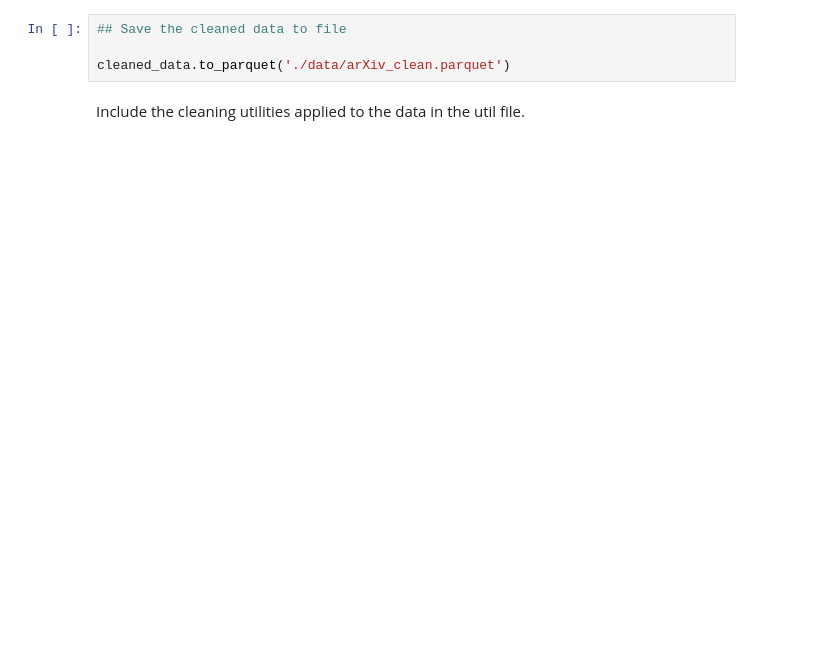
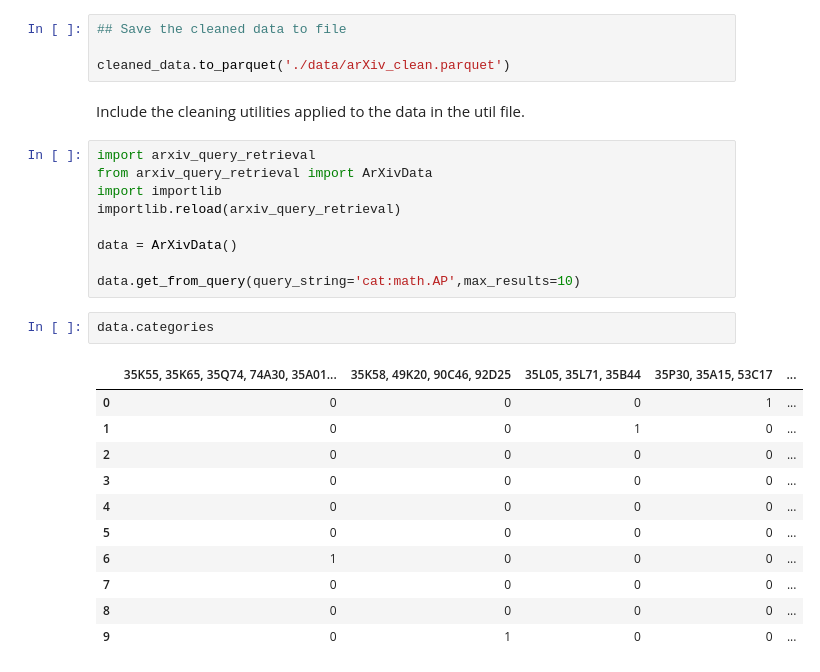
Before and after one commit to Michael-Geis/Fritz, a Jupyter notebook: cleaning-abstracts.ipynb, the cells around one changed output. Saved outputs shown, nothing was run; the diff lists cells and outputs as text; blank space fills up the shorter version.

Commit message:
wrote class for holding arxiv data

```diff
--- a/cleaning-abstracts.ipynb
+++ b/cleaning-abstracts.ipynb
@@ -845,3 +845,26 @@ cleaned_data.head()
 cleaned_data.to_parquet('./data/arXiv_clean.parquet')
 # %% [markdown]
  Include the cleaning utilities applied to the data in the util file.
+# %%
+import arxiv_query_retrieval
+from arxiv_query_retrieval import ArXivData
+import importlib
+importlib.reload(arxiv_query_retrieval)
+
+data = ArXivData()
+
+data.get_from_query(query_string='cat:math.AP',max_results=10)
+# %%
+data.categories
+# %% [output]
+|  | 35K55, 35K65, 35Q74, 74A30, 35A01... | 35K58, 49K20, 90C46, 92D25 | 35L05, 35L71, 35B44 | 35P30, 35A15, 53C17 | ... |
+| 0 | 0 | 0 | 0 | 1 | ... |
+| 1 | 0 | 0 | 1 | 0 | ... |
+| 2 | 0 | 0 | 0 | 0 | ... |
+| 3 | 0 | 0 | 0 | 0 | ... |
+| 4 | 0 | 0 | 0 | 0 | ... |
+| 5 | 0 | 0 | 0 | 0 | ... |
+| 6 | 1 | 0 | 0 | 0 | ... |
+| 7 | 0 | 0 | 0 | 0 | ... |
+| 8 | 0 | 0 | 0 | 0 | ... |
+| 9 | 0 | 1 | 0 | 0 | ... |
```
Also changed, not shown: 1 other file.
